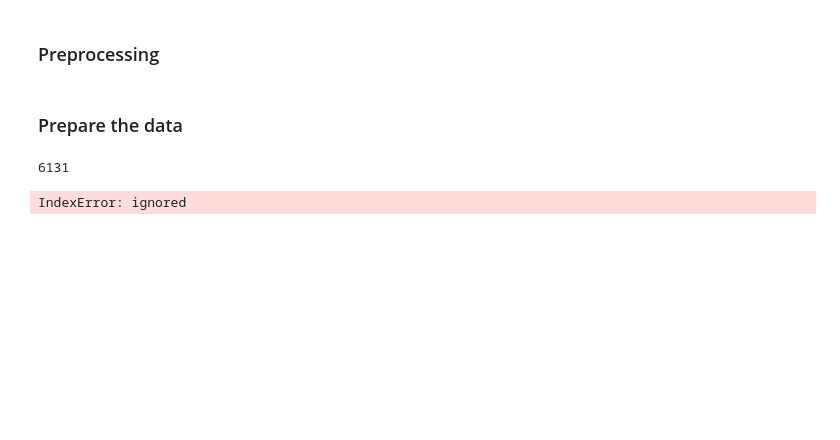
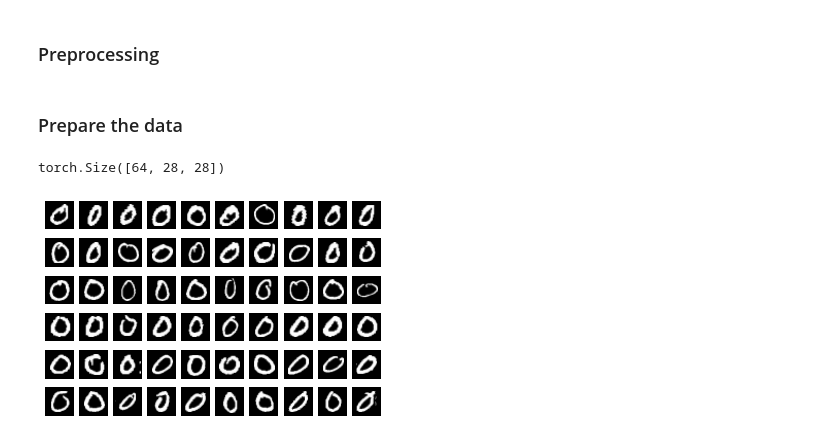
Before and after one commit to nmnsharma007/SimplifiedObjectDetection, a Jupyter notebook: accuracy_check.ipynb, the cells around one changed output. Saved outputs shown, nothing was run; the diff lists cells and outputs as text; code cells hidden in the pictures; blank space fills up the shorter version.

Commit message:
individual data loaders working

```diff
--- a/accuracy_check.ipynb
+++ b/accuracy_check.ipynb
@@ -33,19 +33,18 @@ training_set = TensorDataset(torch.Tensor(train_images),torch.Tensor(train_label
 testing_set = TensorDataset(torch.Tensor(train_images),torch.Tensor(train_labels))
 
 subsets = {target: Subset(training_set,[i for i,(X,y) in enumerate(training_set) if y == target]) for _,target in train_set.class_to_idx.items()}
-loaders = {target: DataLoader(subset) for target,subset in subsets.items()}
+loaders = {target: DataLoader(subset,batch_size=batch_size) for target,subset in subsets.items()}
 # %%
-dataiter = iter(loaders[3])
+dataiter = iter(loaders[0])
 images,labels = dataiter.next()
-print(len(loaders[3]))
+print(images.shape)
 
 figure = plt.figure()
 num_of_images = 60
 for index in range(1,num_of_images+1):
   plt.subplot(6,10,index)
   plt.axis("off")
   plt.imshow(images[index].numpy().squeeze(),cmap='gray_r')
 # %% [output]
-6131
+torch.Size([64, 28, 28])
-IndexError: ignored
-[figure, old version]
+[figure, new version]
```
Also changed, not shown: parts of 1 cell of this notebook.
